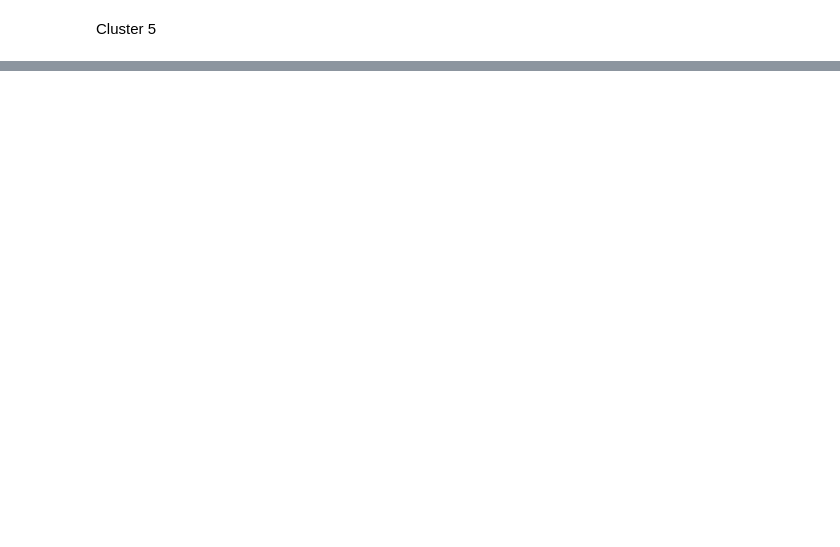
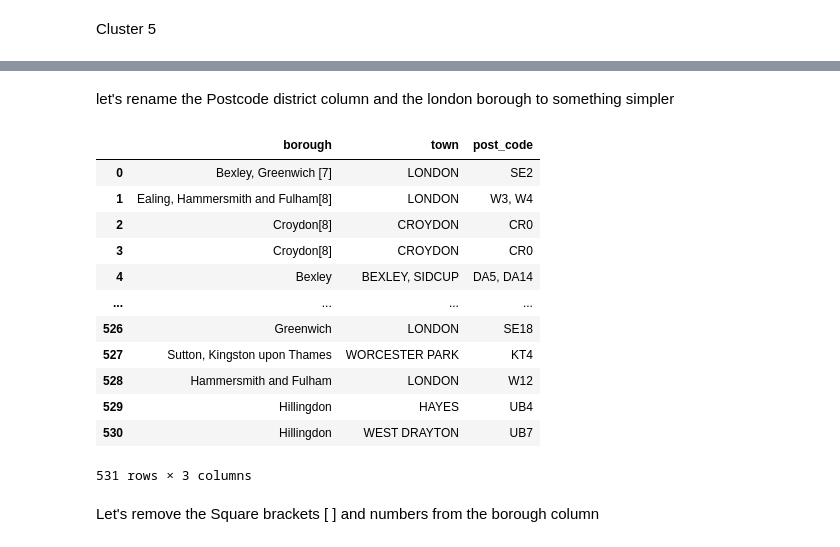
Before and after one commit to amanattar/A-Tale-of-Two-Cities, a Jupyter notebook: Tale_of_Two_Cities_Data_Science_Project.ipynb, the cells around one changed output, grey strips where cells are left out. Cells and saved outputs as stored; diff of their text form; code cells hidden in the pictures; blank space fills up the shorter version.

```diff
--- a/Tale_of_Two_Cities_Data_Science_Project.ipynb
+++ b/Tale_of_Two_Cities_Data_Science_Project.ipynb
@@ -693,0 +760,3 @@ mumbai_data_nonan.loc[mumbai_data_nonan['Cluster Labels'] == 5, mumbai_data_nona
+# %%
+wiki_london_data.rename(columns=lambda x: x.strip().replace(" ", "_"), inplace=True)
+wiki_london_data
@@ -693,0 +783,2 @@ mumbai_data_nonan.loc[mumbai_data_nonan['Cluster Labels'] == 5, mumbai_data_nona
+# %%
+df1 = wiki_london_data.drop( [ wiki_london_data.columns[0], wiki_london_data.columns[4], wiki_london_data.columns[5] ], axis=1)
@@ -693,0 +794,21 @@ mumbai_data_nonan.loc[mumbai_data_nonan['Cluster Labels'] == 5, mumbai_data_nona
+# %% [markdown]
+let's rename the Postcode district column and the london borough to something simpler
+# %%
+df1.columns = ['borough','town','post_code']
+df1
+# %% [output]
+|  | borough | town | post_code |
+| 0 | Bexley, Greenwich [7] | LONDON | SE2 |
+| 1 | Ealing, Hammersmith and Fulham[8] | LONDON | W3, W4 |
+| 2 | Croydon[8] | CROYDON | CR0 |
+| 3 | Croydon[8] | CROYDON | CR0 |
+| 4 | Bexley | BEXLEY, SIDCUP | DA5, DA14 |
+| ... | ... | ... | ... |
+| 526 | Greenwich | LONDON | SE18 |
+| 527 | Sutton, Kingston upon Thames | WORCESTER PARK | KT4 |
+| 528 | Hammersmith and Fulham | LONDON | W12 |
+| 529 | Hillingdon | HAYES | UB4 |
+| 530 | Hillingdon | WEST DRAYTON | UB7 |
+531 rows × 3 columns
+# %% [markdown]
+Let's remove the Square brackets [ ] and numbers from the borough column
```
Also changed, not shown: parts of 80 cells of this notebook.
